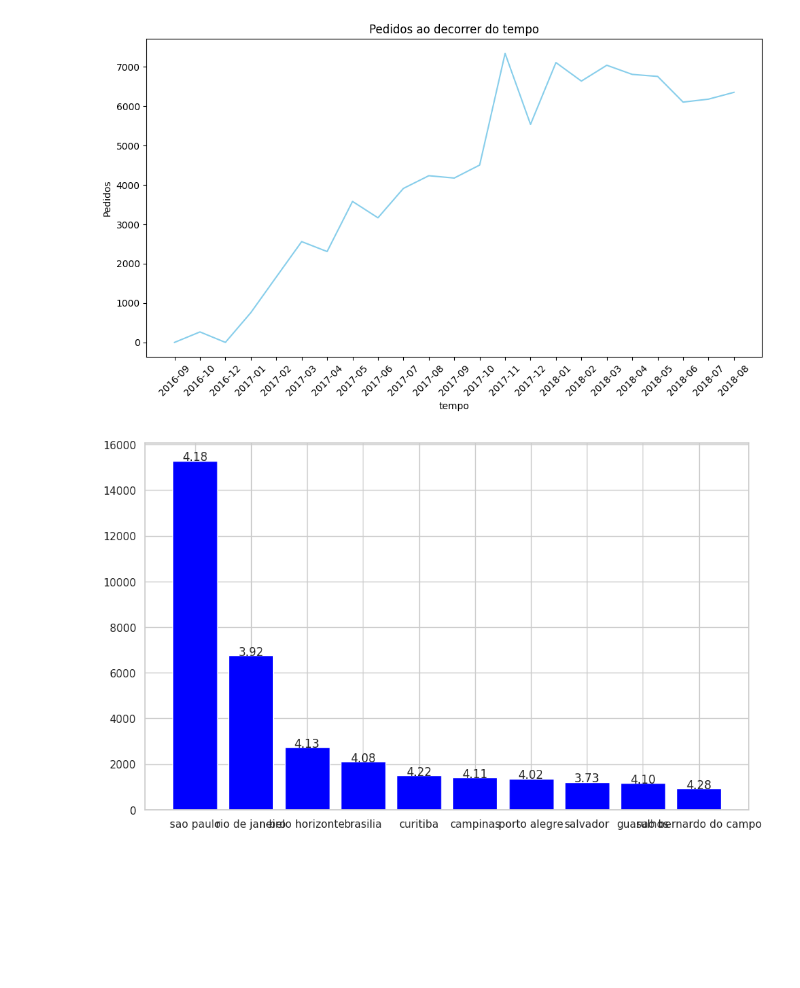
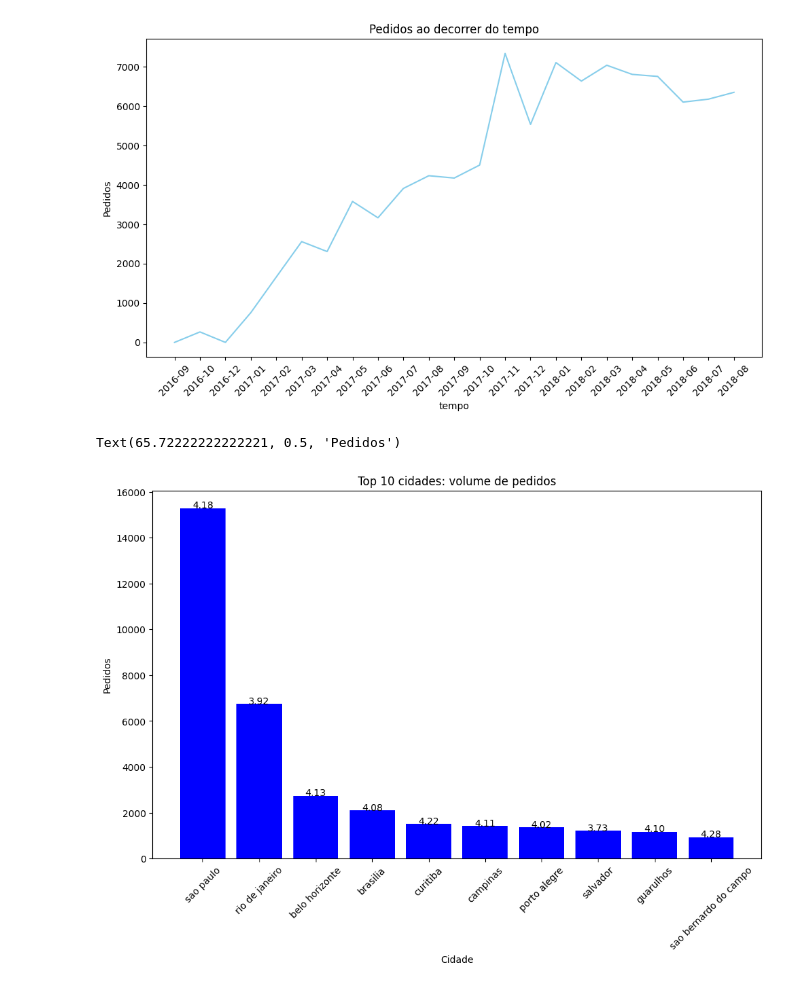
Before and after one commit to th900/projeto-de-engenharia-de-dados-olist, a Jupyter notebook: E_COMMERCE.ipynb, the cells around one changed output. Cells and saved outputs as stored; diff of their text form; code cells hidden in the pictures; blank space fills up the shorter version.

```diff
--- a/E_COMMERCE.ipynb
+++ b/E_COMMERCE.ipynb
@@ -515,24 +497,29 @@ plt.tight_layout()
 # %%
 df_vol_score = dfs_processed["orders"].merge(dfs_processed["order_items"], on = "order_id").merge(dfs_processed["order_reviews"], on ="order_id").merge(dfs_processed["customers"], on = "customer_id" )
 
 df_vol_score = df_vol_score.drop_duplicates(subset = "order_id")
 
 df_vol_score = df_vol_score.groupby("customer_city").agg({
     "review_score":  "mean",
     "order_id": "count"}
 ).rename(columns={
     "review_score": "avg_score",
     "order_id": "order_volume"
 })
 
 top10 = df_vol_score.sort_values("order_volume", ascending=False).head(10)
 plt.figure(figsize=(10, 6))
 plt.bar(top10.index, top10["order_volume"], color = "Blue")
-# adicionar nota em cima das barras
+
 for i, state in enumerate(top10.index):
     plt.text(i, top10["order_volume"][state],
              f'{top10["avg_score"][state]:.2f}',
              ha='center')
 plt.tight_layout()
+plt.xticks(rotation = 45)
+plt.title("Top 10 cidades: volume de pedidos")
+plt.xlabel("Cidade")
+plt.ylabel("Pedidos")
 # %% [output]
+Text(65.72222222222221, 0.5, 'Pedidos')
-[figure, old version]
+[figure, new version]
```
Also changed, not shown: parts of 12 cells of this notebook.
